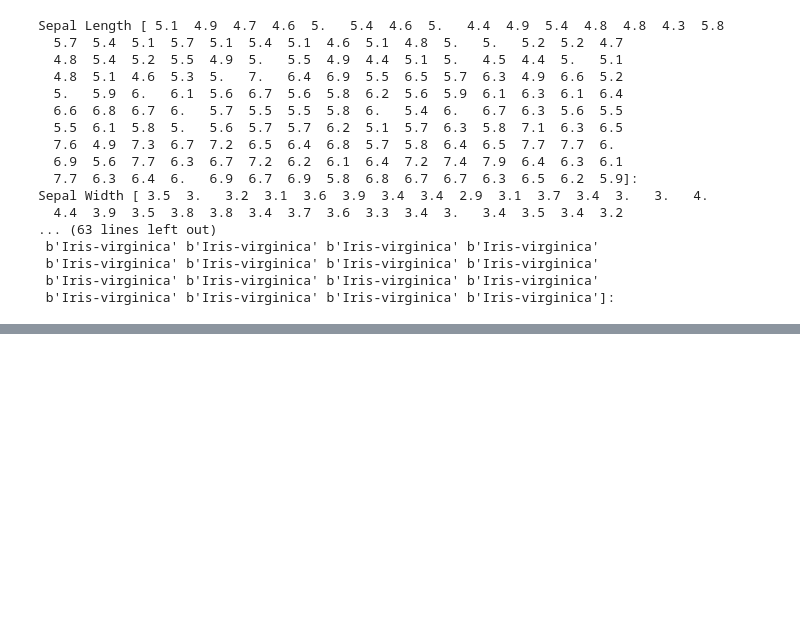
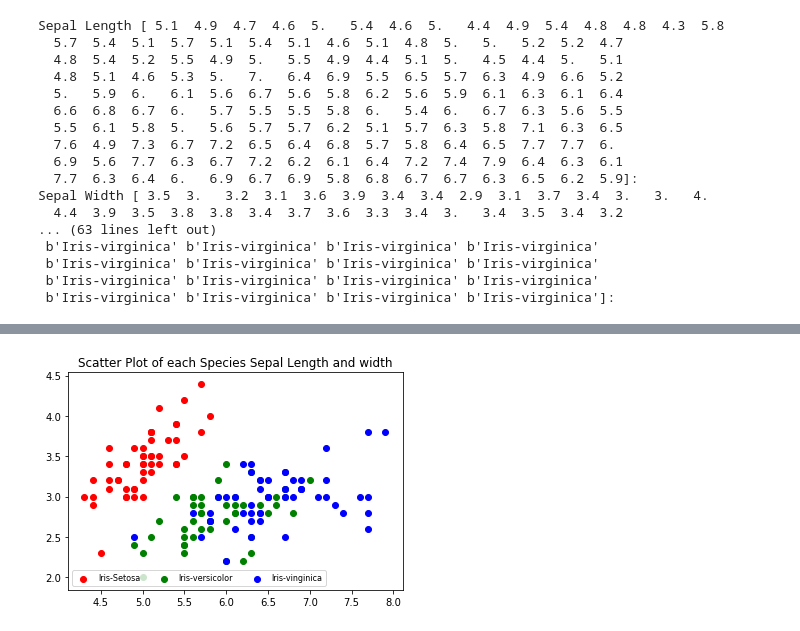
Before and after one commit to gerardnaughton7/Jupyter_Numpy_Pyplot, a Jupyter notebook: IrisDataSet.ipynb, the cells around one changed output, grey strips where cells are left out. Saved outputs shown, nothing was run; the diff lists cells and outputs as text; code cells hidden in the pictures; blank space fills up the shorter version.

```diff
--- a/IrisDataSet.ipynb
+++ b/IrisDataSet.ipynb
@@ -47,0 +52,20 @@ plt.show()
+# %%
+plt.title('Scatter Plot of each Species Sepal Length and width')
+for i in range(len(label)):
+    if label[i] == label[1]:
+        s = plt.scatter(sLength[i], sWidth[i], c = 'red')
+    if label[i] == label[52]:
+        v = plt.scatter(sLength[i], sWidth[i], c = 'green')
+    if label[i] == label[102]:
+        ir = plt.scatter(sLength[i], sWidth[i], c = 'blue')
+
+plt.legend((s, v, ir),
+           ('Iris-Setosa', 'Iris-versicolor', 'Iris-vinginica'),
+           scatterpoints=1,
+           loc='lower left',
+           ncol=3,
+           fontsize=8)
+# Adapted from: https://stackoverflow.com/questions/17411940/matplotlib-scatter-plot-legend
+plt.show()
+# %% [output]
+[figure, added]
```
Also changed, not shown: parts of 5 cells of this notebook.
